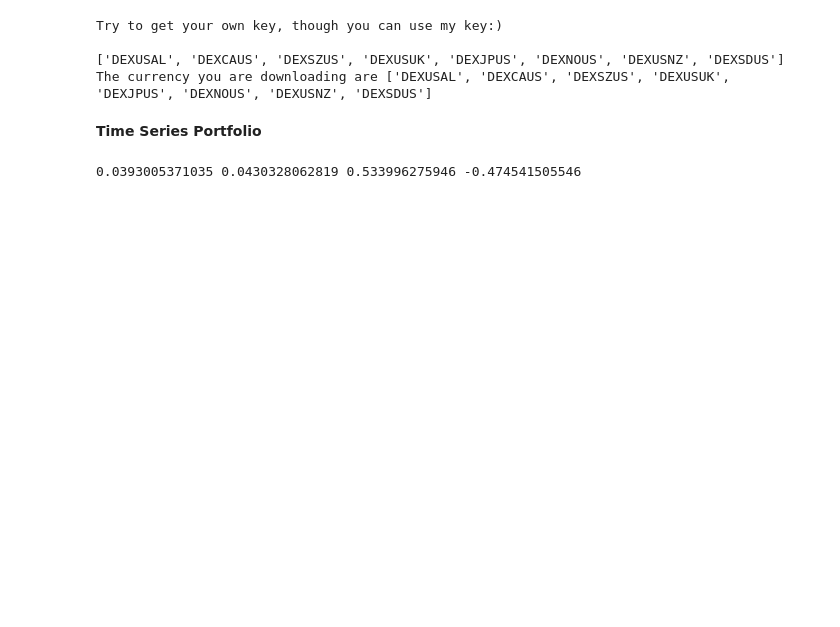
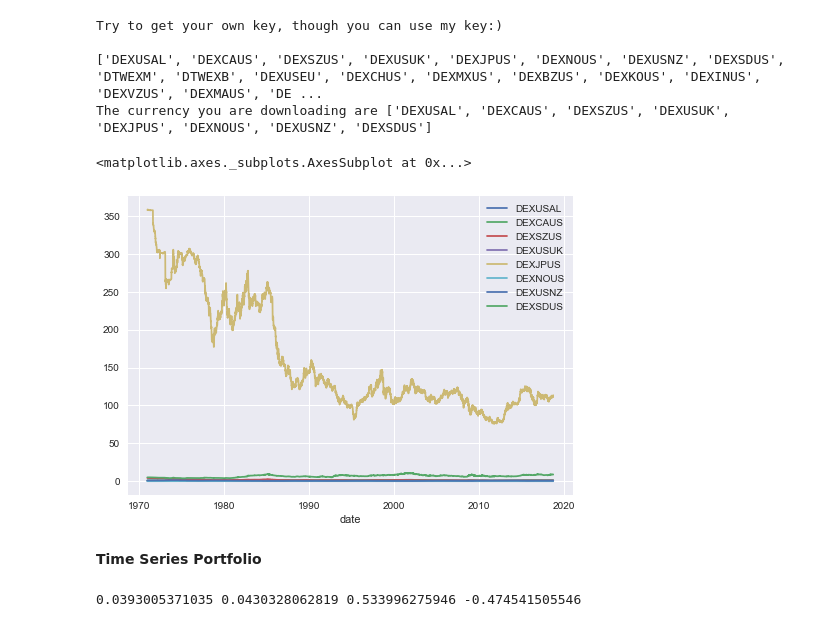
Before and after one commit to DihengChen/Cryptocurrency_Strategy, a Jupyter notebook: Utils/implement.ipynb, the cells around one changed output. Cells and saved outputs as stored; diff of their text form; code cells hidden in the pictures; blank space fills up the shorter version.

```diff
--- a/Utils/implement.ipynb
+++ b/Utils/implement.ipynb
@@ -17,13 +19,12 @@ period=[8,16,32,24,48,96]
 # %%
 G10_daily = get_data.currency()
 print(G10_daily.get_all_symbols())
-G10_daily_category=['DEXUSAL','DEXCAUS','DEXSZUS','DEXUSUK','DEXJPUS',\
-                    'DEXNOUS','DEXUSNZ','DEXSDUS']
+
 data_dict=G10_daily.get_currency(G10_daily_category)
 # %% [output]
 Try to get your own key, though you can use my key:)
 
-['DEXUSAL', 'DEXCAUS', 'DEXSZUS', 'DEXUSUK', 'DEXJPUS', 'DEXNOUS', 'DEXUSNZ', 'DEXSDUS']
+['DEXUSAL', 'DEXCAUS', 'DEXSZUS', 'DEXUSUK', 'DEXJPUS', 'DEXNOUS', 'DEXUSNZ', 'DEXSDUS', 'DTWEXM', 'DTWEXB', 'DEXUSEU', 'DEXCHUS', 'DEXMXUS', 'DEXBZUS', 'DEXKOUS', 'DEXINUS', 'DEXVZUS', 'DEXMAUS', 'DE ...
 The currency you are downloading are ['DEXUSAL', 'DEXCAUS', 'DEXSZUS', 'DEXUSUK', 'DEXJPUS', 'DEXNOUS', 'DEXUSNZ', 'DEXSDUS']
 # %%
 import pickle
@@ -51,3 +58,8 @@ date=data_dict[list(data_dict.keys())[0]].date
+# %%
+data_df.plot()
+# %% [output]
+<matplotlib.axes._subplots.AxesSubplot at 0x...>
+[figure, added]
 # %%
 signal_class=generate_signals.signal_1(data_dict,period)
 # %%
```
Also changed, not shown: parts of 31 cells of this notebook, 1 other file.
